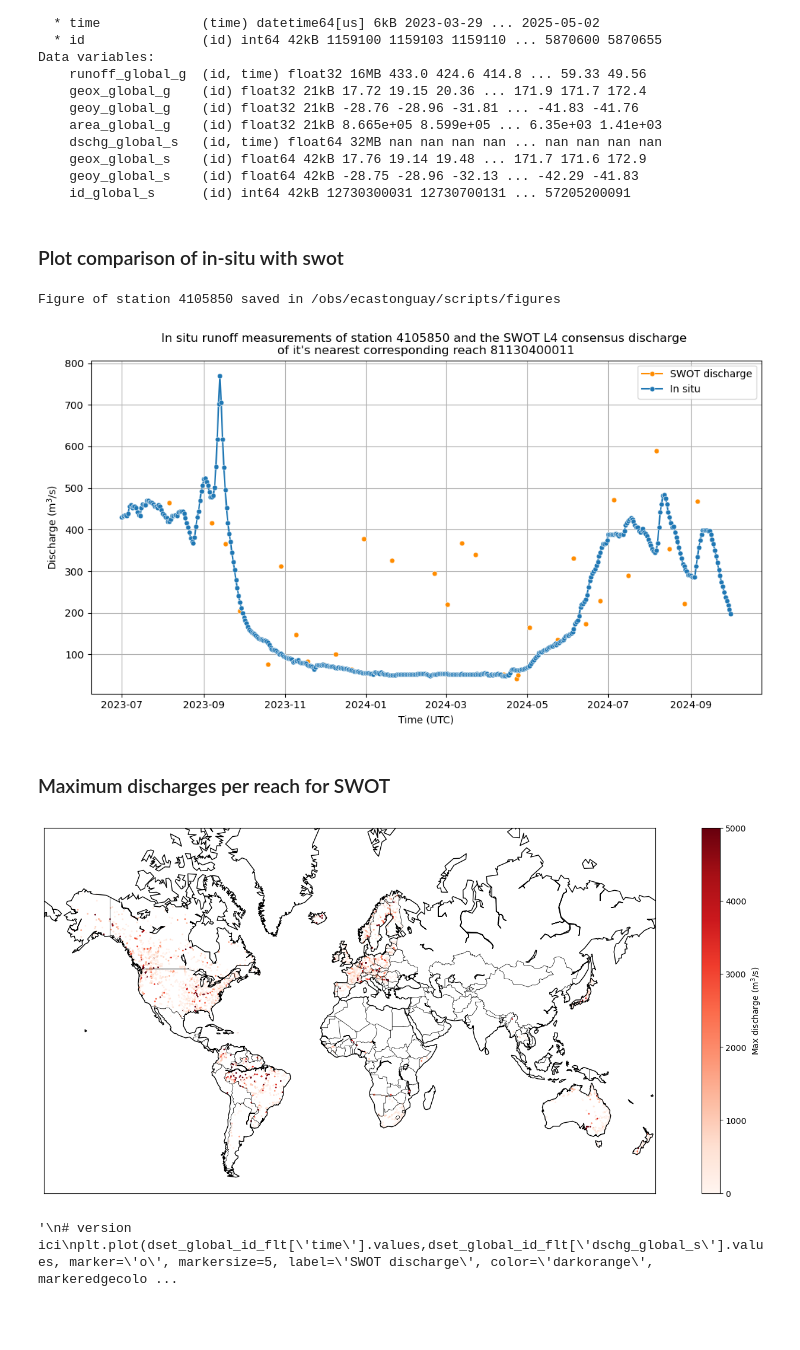
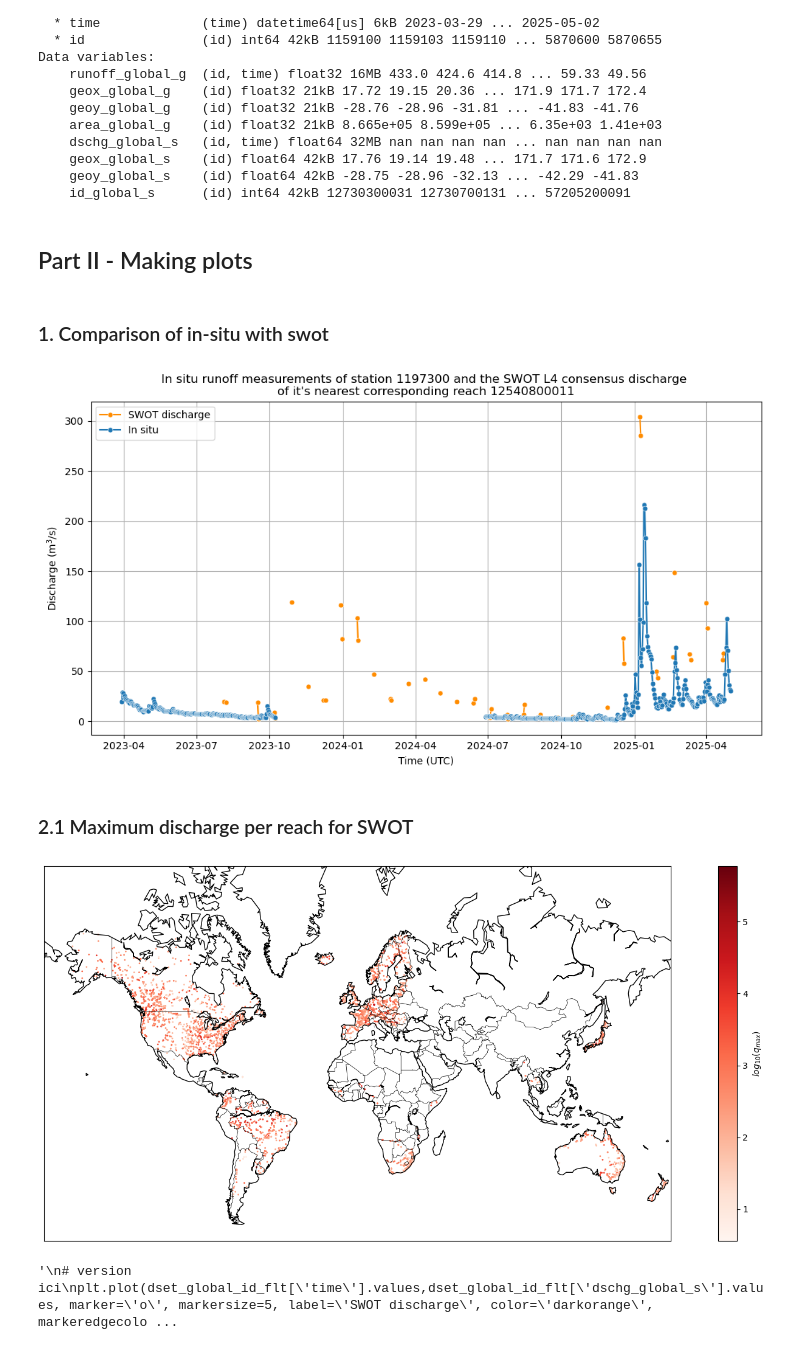
Before and after one commit to evecastonguay/Stage2026, a Jupyter notebook: discharge_dset.ipynb, the cells around one changed output. Drawn from its saved outputs; the diff is of its cells as text; code cells hidden in the pictures; blank space fills up the shorter version.

```diff
--- a/discharge_dset.ipynb
+++ b/discharge_dset.ipynb
@@ -329,11 +311,13 @@ Data variables:
     geox_global_s    (id) float64 42kB 17.76 19.14 19.48 ... 171.7 171.6 172.9
     geoy_global_s    (id) float64 42kB -28.75 -28.96 -32.13 ... -42.29 -41.83
     id_global_s      (id) int64 42kB 12730300031 12730700131 ... 57205200091
+# %% [markdown]
+## Part II - Making plots
 # %% [markdown]
-### Plot comparison of in-situ with swot
+### 1. Comparison of in-situ with swot
 # %%
 # Make sure the following variables are set correctly before running the code
-list_stations_plot = [4105850]  # SELECT stations in GRDC database to compare with SWOT data. Enter their stations id in int format.
+list_stations_plot = [1197300]  # SELECT stations in GRDC database to compare with SWOT data. Enter their stations id in int format.
                                 # na
                                 # 4127800 : article 3, fig 2a - Mississippi River near Baton Rouge, Louisiana, United States
                                 # 4105850 : article 3, fig 2b - Kenai River near Soldotna, Alaska, United States
@@ -341,9 +325,10 @@ list_stations_plot = [4105850]  # SELECT stations in GRDC database to compare wi
                                 # 6139415 : article 3, fig 2c - Le Drac River near Grenoble, France
                                 # sa
                                 # 3626000 : amazonie, cours d'eau large de 3 km
-target_date_inf = "2023-07-01" # SELECT a time period for the plots
-target_date_sup = "2024-10-01" # SWOT data : 2023-03-29 to 2025-05-02
-use_target_date_filter = True # SELECT True if we want to use the above specified target dates, False if the goal is to display the discharge data for all time period available
+target_date_inf = "2023-08-01" # SELECT a time period for the plots
+target_date_sup = "2023-08-03" # SWOT data : 2023-03-29 to 2025-05-02
+use_target_date_filter = False # SELECT True if we want to use the above specified target dates, False if the goal is to display the discharge data for all time period available
+save = False
 
 # Making the plots
 for station_id in list_stations_plot:
@@ -387,23 +372,23 @@ for station_id in list_stations_plot:
         else:
             fig_name = f'TEST discharge_comparison_station{station_id}_r{closest_reach_id}.png' # SELECT file name
 
-        # save figure
-        plt.savefig(f'/obs/ecastonguay/scripts/figures/{fig_name}', dpi=400, bbox_inches='tight')
-        print(f"Figure of station {station_id} saved in /obs/ecastonguay/scripts/figures") # *** currently no error message if one of the station required to be plotted isn't in the GRDC data -> print(f"There is no correspondence in the GRDC in situ files for station id {station_id}")
+        if save:
+            # save figure
+            plt.savefig(f'/obs/ecastonguay/scripts/figures/{fig_name}', dpi=400, bbox_inches='tight')
+            print(f"Figure of station {station_id} saved in /obs/ecastonguay/scripts/figures") # *** currently no error message if one of the station required to be plotted isn't in the GRDC data -> print(f"There is no correspondence in the GRDC in situ files for station id {station_id}")
         plt.show()
     else:
         print(f'Error: the station {station_id} is not in the list of station ids from the GRDC data')
 # %% [output]
-Figure of station 4105850 saved in /obs/ecastonguay/scripts/figures
-[figure, old version]
+[figure, new version]
 # %% [markdown]
-### Maximum discharges per reach for SWOT
+### 2.1 Maximum discharge per reach for SWOT
 # %%
 # Tutorial https://www.tutorialspoint.com/matplotlib/matplotlib_basemap.htm
 # Colormaps https://matplotlib.org/stable/users/explain/colors/colormaps.html
 
 # Compute maximum discharges (ignoring nans)
-dschg_max = np.nanmax(dset_global['dschg_global_s'].values, axis=1) # value will be nan if no data
+q_max = np.nanmax(dset_global['dschg_global_s'].values, axis=1) # value will be nan if no data
 
 # Retrieve (lat,lon) of reaches (not stations)
 x_s = dset_global['geox_global_s'].values
@@ -427,36 +412,36 @@ map.drawcountries()
 
 
 x, y = map(x_s, y_s)  # Projecting latitudes and longitudes to map coordinates
-mymap = map.scatter(x, y, c=dschg_max, cmap='Reds', marker='o', alpha=1, s=1, vmin=0,vmax=5000) # s is markersize
+mymap = map.scatter(x, y, c=np.log10(q_max), cmap='Reds', marker='o', alpha=1, s=1) # s is markersize, [vmin=0,vmax=5000]
 
-plt.colorbar(mymap, label=r'Max discharge (m$^3$/s)')
+plt.colorbar(mymap, label=r'$log_{10}(q_{max})$')
 
 plt.show()
 
 """# version école
 ax = plt.axes(projection=ccrs.Mercator())
 ax.coastlines(resolution='1000m',linewidths=0.4,color='k')
 #ax.gridlines(draw_labels={"bottom": "x", "left": "y"},color='w',alpha=0.3,xlocs=[-74,-73.5,-73])
 
 im = ax.contourf(x_s,y_s,dschg_max,vmin=0,vmax=0.45,cmap='Blues',transform=ccrs.PlateCarree()) # attention aux coordonnées mercator vs sphériques/régulières
 plt.colorbar(im,label='Taux de précipitation [mm/3h]')
 #ax.set(title=f"Distribution spatiale du taux de précipitation [mm/3h]\nmoyen de novembre 2019 pour Montréal")
 """
 
 """
 # version ici
 plt.plot(dset_global_id_flt['time'].values,dset_global_id_flt['dschg_global_s'].values, marker='o', markersize=5, label='SWOT discharge', color='darkorange', markeredgecolor='white', markeredgewidth=0.4, linestyle='-')
 plt.plot(dset_global_id_flt['time'].values, dset_global_id_flt['runoff_global_g'].values, marker='o', markersize=5, label='In situ', color='tab:blue', alpha=1, markeredgecolor='white', markeredgewidth=0.4)
 
 plt.title(f"In situ runoff measurements of station {station_id} and the SWOT L4 consensus discharge \nof it's nearest corresponding reach {closest_reach_id}")
 plt.xlabel('Time (UTC)')
 plt.ylabel(r'Discharge (m$^3$/s)')
 
 plt.legend()
 plt.grid(True)
 fig_name = f'TEST discharge_comparison_station{station_id}_r{closest_reach_id}_{target_date_inf}_{target_date_sup}.png' # SELECT file name
 plt.savefig(f'/obs/ecastonguay/scripts/figures/{fig_name}', dpi=400, bbox_inches='tight')
 plt.show()"""
 # %% [output]
-[figure, old version]
+[figure, new version]
 '\n# version ici\nplt.plot(dset_global_id_flt[\'time\'].values,dset_global_id_flt[\'dschg_global_s\'].values, marker=\'o\', markersize=5, label=\'SWOT discharge\', color=\'darkorange\', markeredgecolo ...
```
Also changed, not shown: parts of 19 cells of this notebook.
